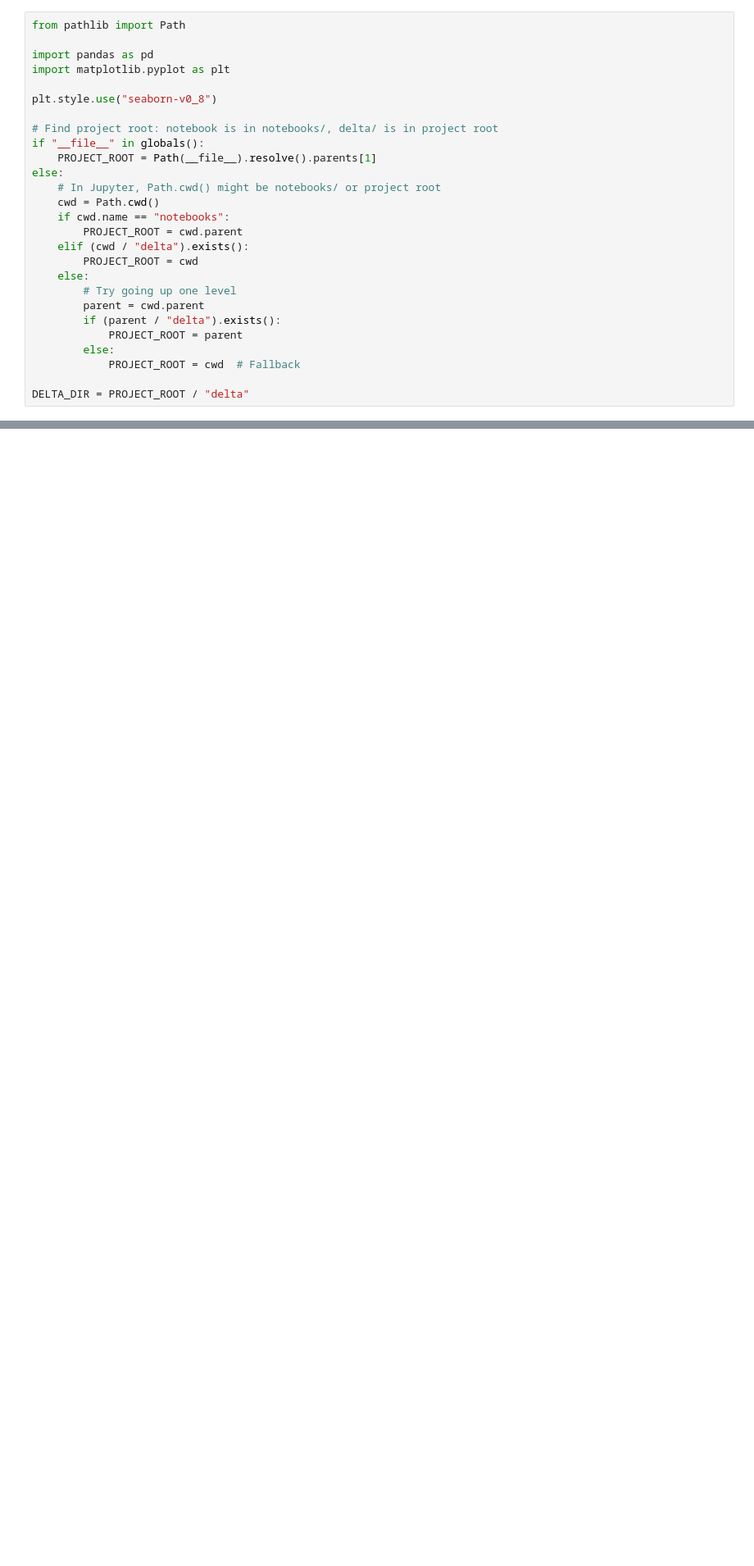
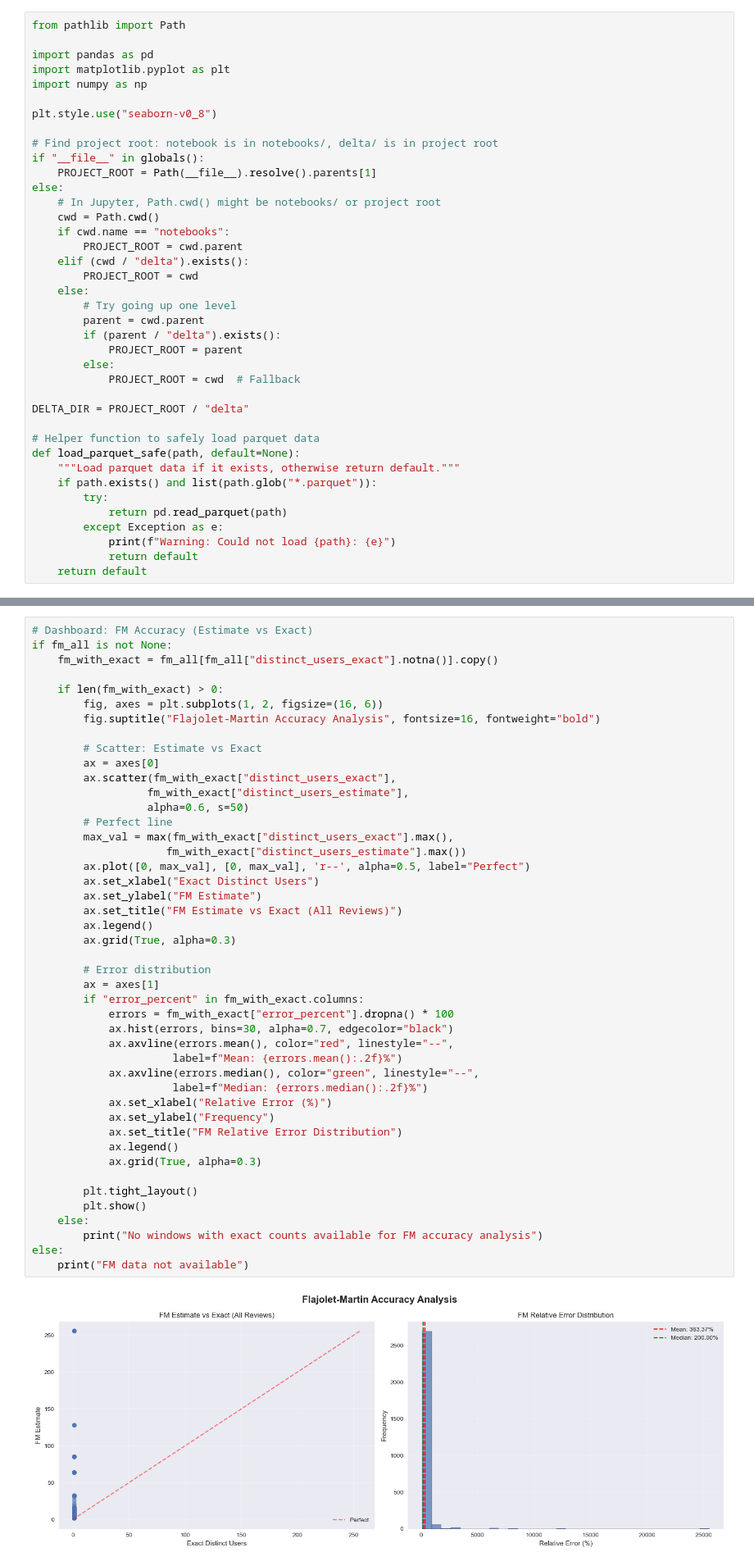
Before and after one commit to andreahcruz/228_Project, a Jupyter notebook: notebooks/03_analyze.ipynb, the cells around one changed output, grey strips where cells are left out. Shown: that part at 82% size. Saved outputs shown, nothing was run; the diff lists cells and outputs as text; blank space fills up the shorter version.

```diff
--- a/notebooks/03_analyze.ipynb
+++ b/notebooks/03_analyze.ipynb
@@ -7,6 +12,7 @@ from pathlib import Path
 
 import pandas as pd
 import matplotlib.pyplot as plt
+import numpy as np
 
 plt.style.use("seaborn-v0_8")
 
@@ -29,4 +35,15 @@ else:
             PROJECT_ROOT = cwd  # Fallback
 
 DELTA_DIR = PROJECT_ROOT / "delta"
+
+# Helper function to safely load parquet data
+def load_parquet_safe(path, default=None):
+    """Load parquet data if it exists, otherwise return default."""
+    if path.exists() and list(path.glob("*.parquet")):
+        try:
+            return pd.read_parquet(path)
+        except Exception as e:
+            print(f"Warning: Could not load {path}: {e}")
+            return default
+    return default
 # %%
@@ -133,0 +268,47 @@ Precision: 0.00% | Recall: nan%
+# %%
+# Dashboard: FM Accuracy (Estimate vs Exact)
+if fm_all is not None:
+    fm_with_exact = fm_all[fm_all["distinct_users_exact"].notna()].copy()
+
+    if len(fm_with_exact) > 0:
+        fig, axes = plt.subplots(1, 2, figsize=(16, 6))
+        fig.suptitle("Flajolet-Martin Accuracy Analysis", fontsize=16, fontweight="bold")
+
+        # Scatter: Estimate vs Exact
+        ax = axes[0]
+        ax.scatter(fm_with_exact["distinct_users_exact"],
+                  fm_with_exact["distinct_users_estimate"],
+                  alpha=0.6, s=50)
+        # Perfect line
+        max_val = max(fm_with_exact["distinct_users_exact"].max(),
+                     fm_with_exact["distinct_users_estimate"].max())
+        ax.plot([0, max_val], [0, max_val], 'r--', alpha=0.5, label="Perfect")
+        ax.set_xlabel("Exact Distinct Users")
+        ax.set_ylabel("FM Estimate")
+        ax.set_title("FM Estimate vs Exact (All Reviews)")
+        ax.legend()
+        ax.grid(True, alpha=0.3)
+
+        # Error distribution
+        ax = axes[1]
+        if "error_percent" in fm_with_exact.columns:
+            errors = fm_with_exact["error_percent"].dropna() * 100
+            ax.hist(errors, bins=30, alpha=0.7, edgecolor="black")
+            ax.axvline(errors.mean(), color="red", linestyle="--",
+                      label=f"Mean: {errors.mean():.2f}%")
+            ax.axvline(errors.median(), color="green", linestyle="--",
+                      label=f"Median: {errors.median():.2f}%")
+            ax.set_xlabel("Relative Error (%)")
+            ax.set_ylabel("Frequency")
+            ax.set_title("FM Relative Error Distribution")
+            ax.legend()
+            ax.grid(True, alpha=0.3)
+
+        plt.tight_layout()
+        plt.show()
+    else:
+        print("No windows with exact counts available for FM accuracy analysis")
+else:
+    print("FM data not available")
+# %% [output]
+[figure, added]
```
Also changed, not shown: parts of 7 cells of this notebook, 6 other files.
